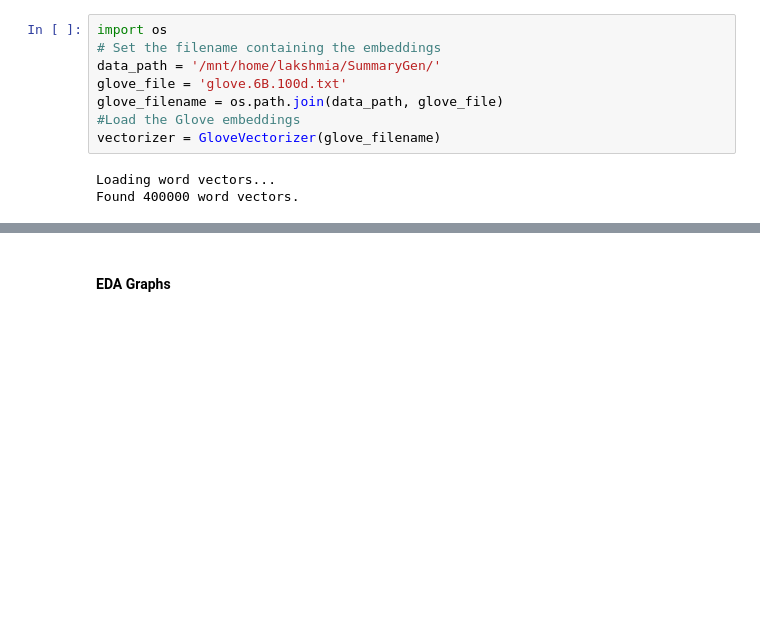
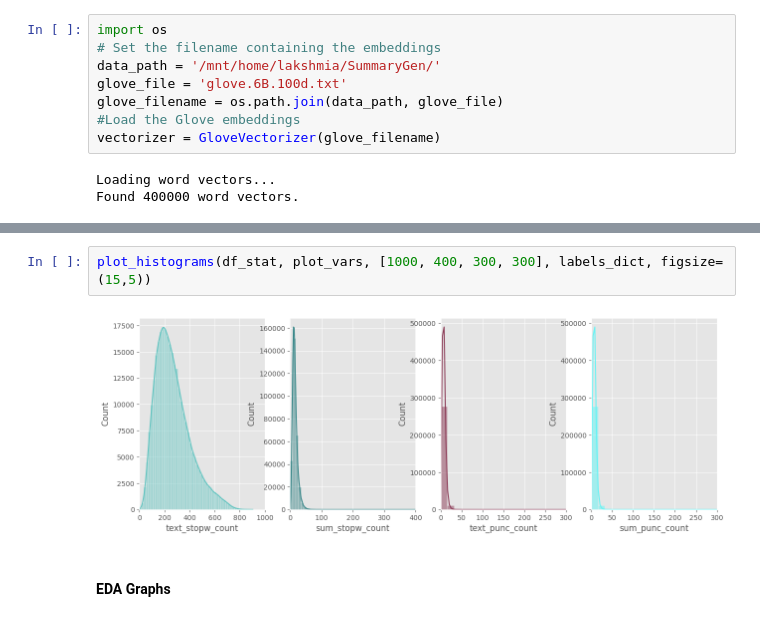
Before and after one commit to Aditya190600/SummaryGen, a Jupyter notebook: notebook/EDA.ipynb, the cells around one changed output, grey strips where cells are left out. Saved outputs shown, nothing was run; the diff lists cells and outputs as text; blank space fills up the shorter version.

```diff
--- a/notebook/EDA.ipynb
+++ b/notebook/EDA.ipynb
@@ -628,3 +669,7 @@ df_stat['sum_unknown_count'] = df_stat['sum_unknown_words'].apply(lambda x : len
+# %%
+plot_histograms(df_stat, plot_vars, [1000, 400, 300, 300], labels_dict, figsize=(15,5))
+# %% [output]
+[figure, added]
 # %% [markdown]
 #### EDA Graphs
 # %% [markdown]
```
Also changed, not shown: parts of 15 cells of this notebook.
